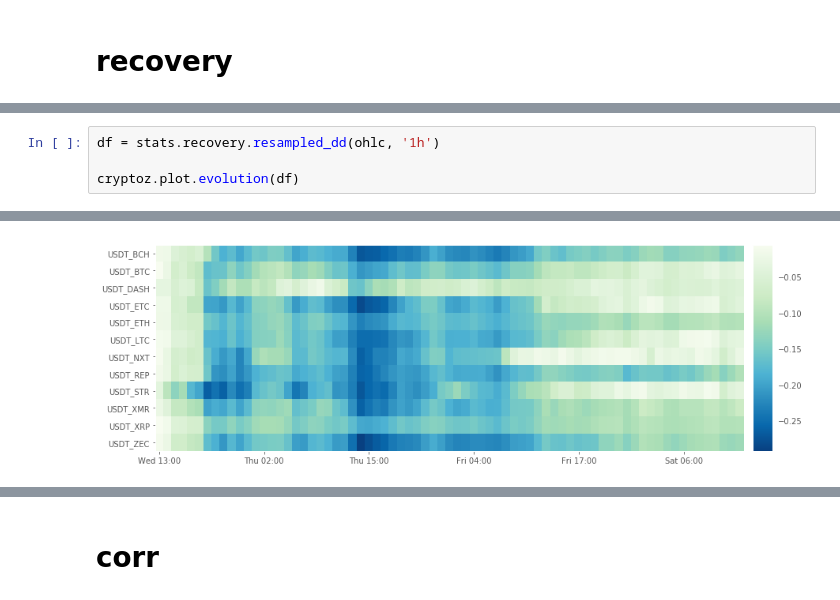
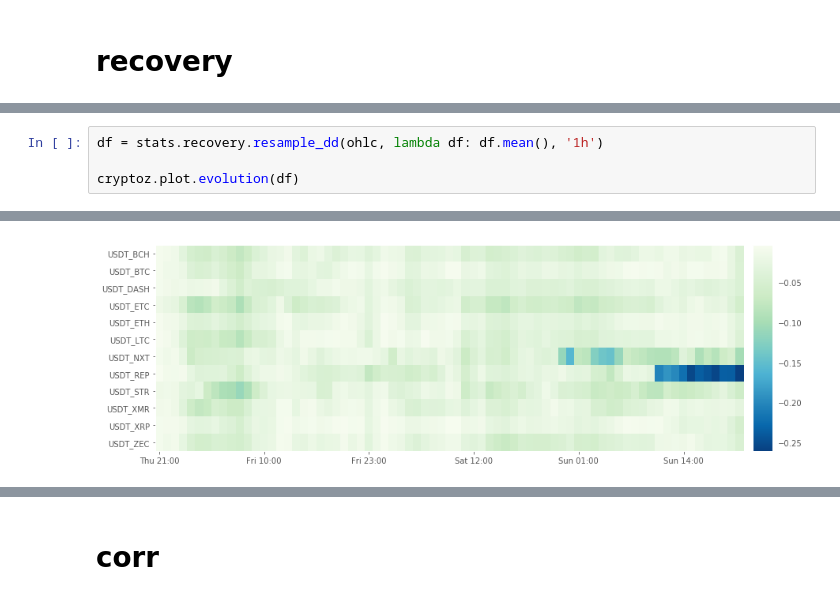
Before and after one commit to Sahanduiuc/cryptoz, a Jupyter notebook: Workbook.ipynb, the cells around one changed output, grey strips where cells are left out. Saved outputs shown, nothing was run; the diff lists cells and outputs as text.

```diff
--- a/Workbook.ipynb
+++ b/Workbook.ipynb
@@ -62,6 +62,6 @@ USDT_NXT    -0.017129
 dtype: float64
 # %%
-df = stats.recovery.resampled_dd(ohlc, '1h')
+df = stats.recovery.resample_dd(ohlc, lambda df: df.mean(), '1h')
 
 cryptoz.plot.evolution(df)
 # %% [output]
@@ -70,4 +70,4 @@ cryptoz.plot.evolution(df)
-[figure, old version]
+[figure, new version]
 # %%
 stats.recovery.maxdd_duration(ohlc)
 # %% [output]
```
Also changed, not shown: parts of 13 cells of this notebook, 5 other files.
